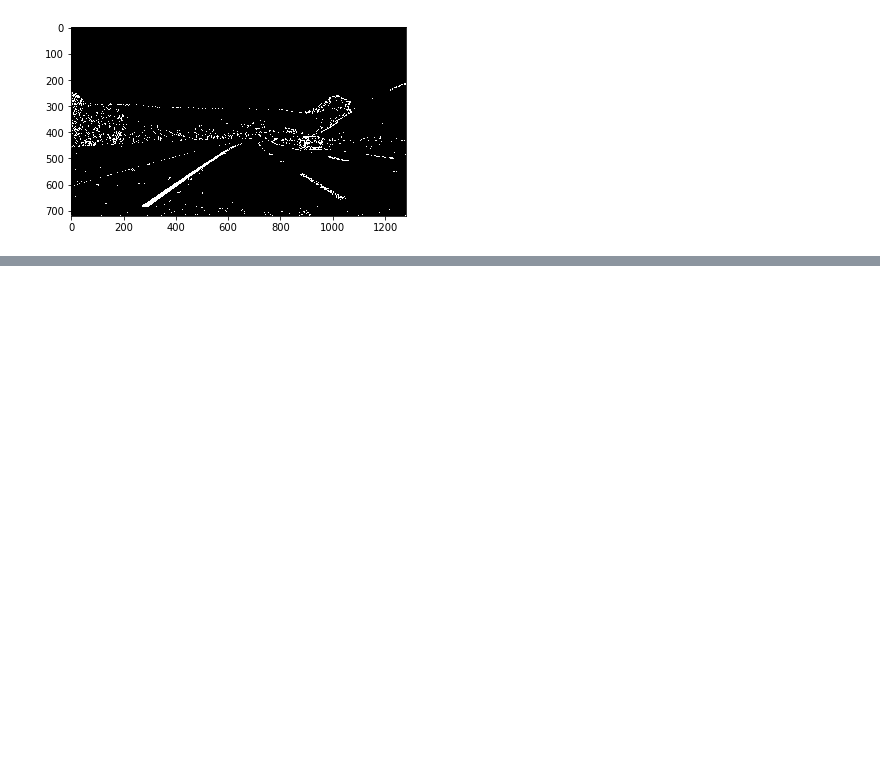
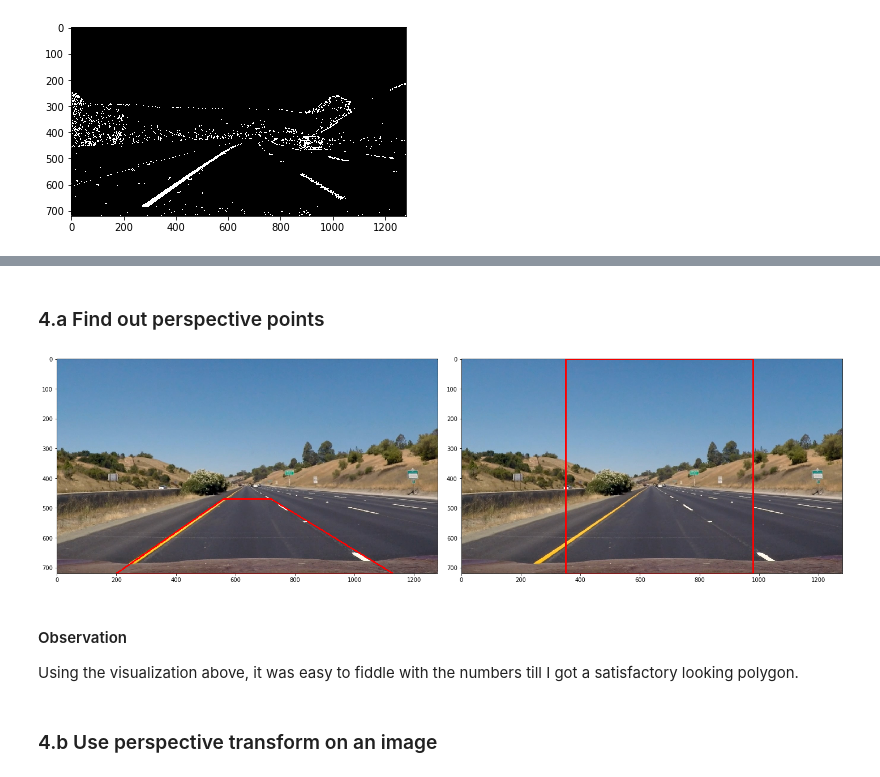
Before and after one commit to XCMer/CarND-Advanced-Lane-Lines, a Jupyter notebook: Advanced Pipeline.ipynb, the cells around one changed output, grey strips where cells are left out. Saved outputs shown, nothing was run; the diff lists cells and outputs as text; code cells hidden in the pictures; blank space fills up the shorter version.

Commit message:
Added perspective transform

```diff
--- a/Advanced Pipeline.ipynb
+++ b/Advanced Pipeline.ipynb
@@ -190,0 +223,2 @@ test_thresholding()
+# %% [markdown]
+### 4.a Find out perspective points
@@ -190,0 +233,49 @@ test_thresholding()
+# %%
+# Before points for the perspective transform
+def perspective_before_points():
+    return {
+        'bottom-left': (200, 720),
+        'bottom-right': (1130, 720),
+        'top-left': (560, 470),
+        'top-right': (720, 470)
+    }
+# %%
+# After points for the perspective transform
+def perspective_after_points():
+    return {
+        'bottom-left': (350, 720),
+        'bottom-right': (980, 720),
+        'top-left': (350, 0),
+        'top-right': (980, 0)
+    }
+# %%
+# Given the dictionary of points, convert them to a
+# integer numpy array
+def points_to_array(points):
+    return np.int32([
+        points['top-left'],
+        points['top-right'],
+        points['bottom-right'],
+        points['bottom-left']
+    ])
+# %%
+# Test out the points selected above on an image
+def test_perspective_points():
+    before_points = points_to_array(perspective_before_points())
+    after_points = points_to_array(perspective_after_points())
+
+    img = load_images(['./test_images/straight_lines1.jpg'])[0]
+    img_before = draw_polygon(img, before_points)
+    img_after = draw_polygon(img, after_points)
+
+    show_images([img_before, img_after], 1)
+
+test_perspective_points()
+# %% [output]
+[figure, added]
+# %% [markdown]
+#### Observation
+
+Using the visualization above, it was easy to fiddle with the numbers till I got a satisfactory looking polygon.
+# %% [markdown]
+### 4.b Use perspective transform on an image
```
Also changed, not shown: parts of 25 cells of this notebook.
